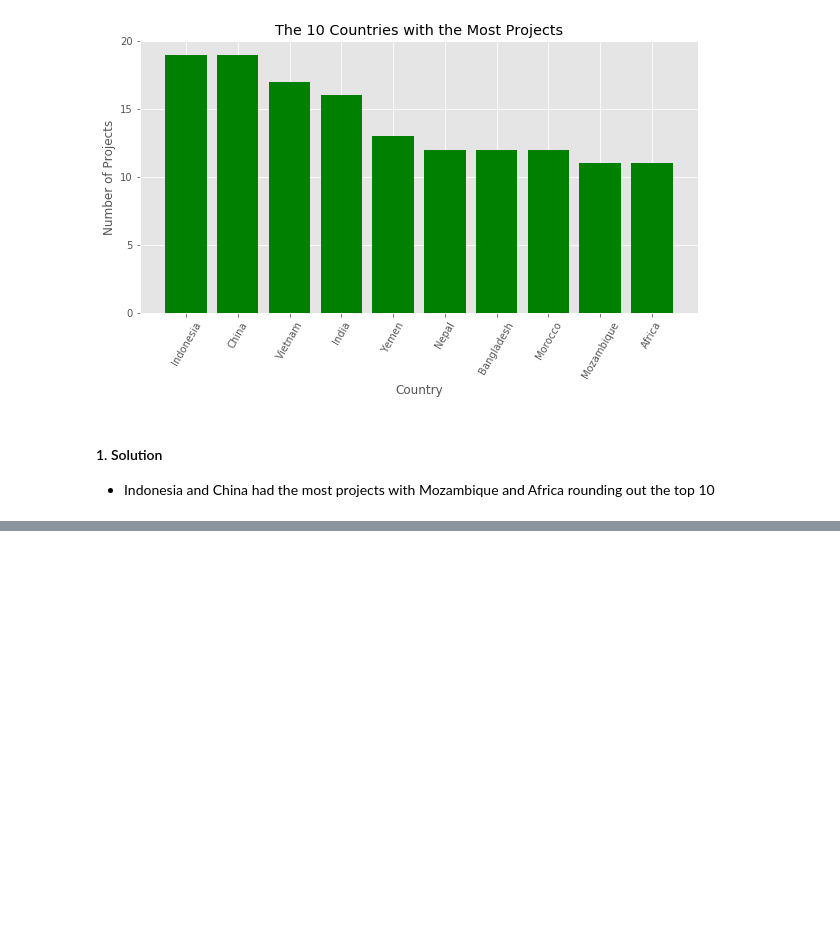
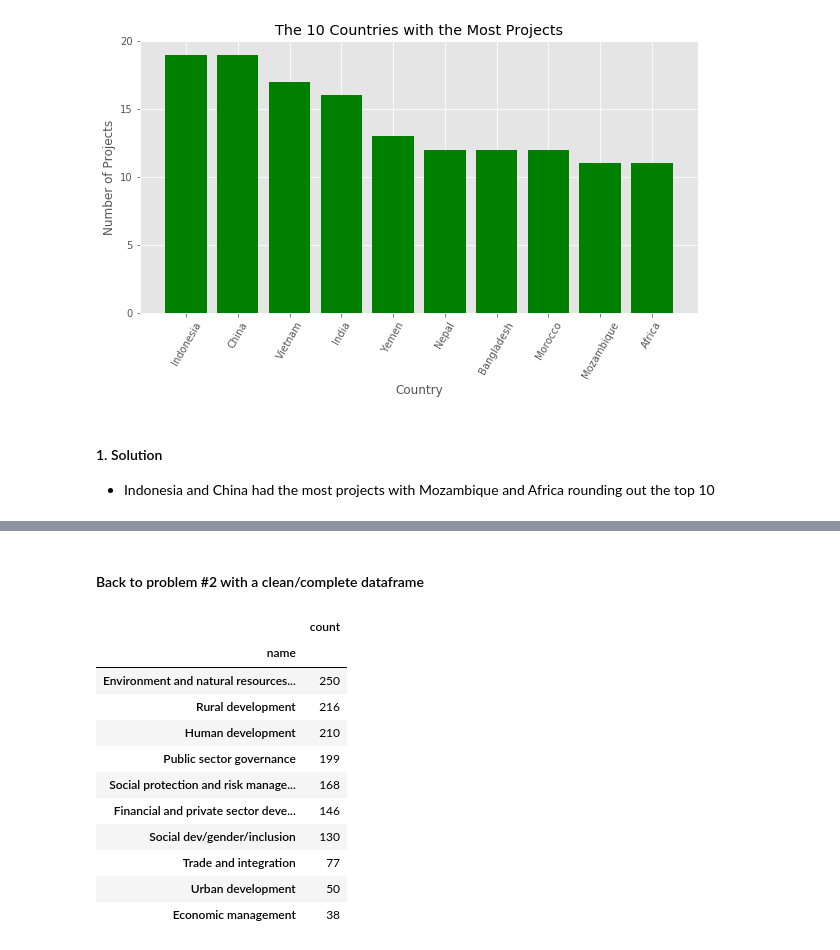
Before and after one commit to Haydost/Springboard_Portfolio, a Jupyter notebook: JSON_Based_Data_Exercise/CT_Solution/JSON_Exercise_Solution.ipynb, the cells around one changed output, grey strips where cells are left out. Saved outputs shown, nothing was run; the diff lists cells and outputs as text; code cells hidden in the pictures; blank space fills up the shorter version.

```diff
--- a/JSON_Based_Data_Exercise/CT_Solution/JSON_Exercise_Solution.ipynb
+++ b/JSON_Based_Data_Exercise/CT_Solution/JSON_Exercise_Solution.ipynb
@@ -135,0 +95,5 @@ df.tail()
+# %%
+# there are missing values (problem #3)
+# sort by code and set as the index
+
+df = df.set_index('code').sort_index()
@@ -135,0 +140,2 @@ df.tail()
+# %% [markdown]
+#### Back to problem \#2 with a clean/complete dataframe
@@ -135,0 +145,18 @@ df.tail()
+# %%
+# assign data to dataframe and format
+mpt10 = df.groupby('name').count().sort_values('code', ascending=False).head(10)
+mpt10.columns = ['count']
+mpt10
+# %% [output]
+|  | count |
+| name |  |
+| Environment and natural resources... | 250 |
+| Rural development | 216 |
+| Human development | 210 |
+| Public sector governance | 199 |
+| Social protection and risk manage... | 168 |
+| Financial and private sector deve... | 146 |
+| Social dev/gender/inclusion | 130 |
+| Trade and integration | 77 |
+| Urban development | 50 |
+| Economic management | 38 |
```
Also changed, not shown: parts of 22 cells of this notebook.
